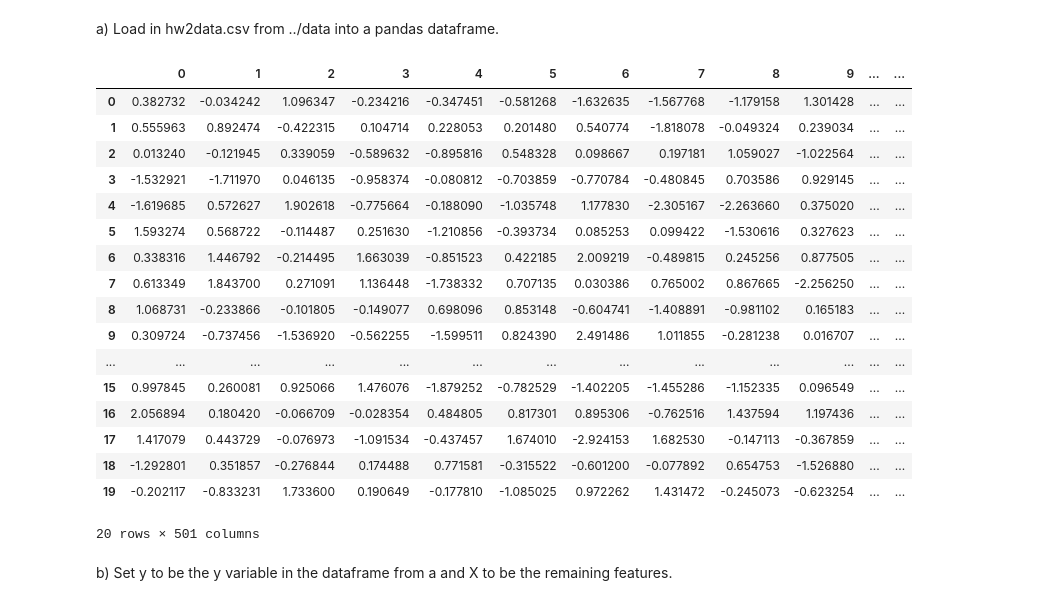
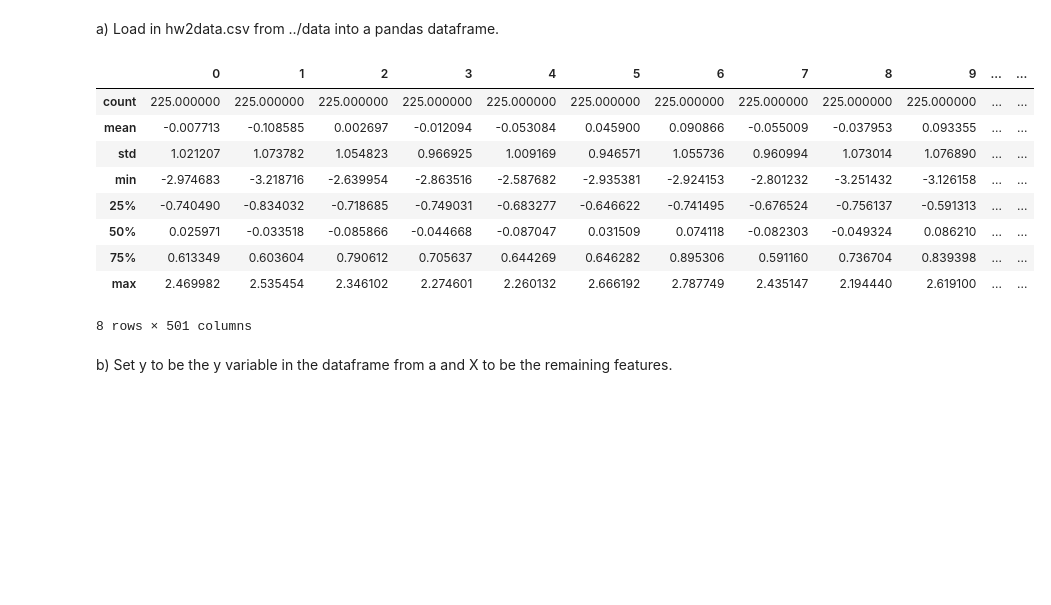
Before and after one commit to Columbia-Intro-Data-Science/python-introduction-vera-feng, a Jupyter notebook: Homework 2 - Regularization with Lasso .ipynb, the cells around one changed output. Drawn from its saved outputs; the diff is of its cells as text; code cells hidden in the pictures; blank space fills up the shorter version.

```diff
--- a/Homework 2 - Regularization with Lasso .ipynb
+++ b/Homework 2 - Regularization with Lasso .ipynb
@@ -23,26 +23,19 @@ a) Load in hw2data.csv from ../data into a pandas dataframe.
 # %%
 import pandas as pd
 df = pd.read_csv('~/APMAE4990-/data/hw2data.csv')
 df.head(20)
+df.describe()
 # %% [output]
 |  | 0 | 1 | 2 | 3 | 4 | 5 | 6 | 7 | 8 | 9 | ... | ... |
-| 0 | 0.382732 | -0.034242 | 1.096347 | -0.234216 | -0.347451 | -0.581268 | -1.632635 | -1.567768 | -1.179158 | 1.301428 | ... | ... |
-| 1 | 0.555963 | 0.892474 | -0.422315 | 0.104714 | 0.228053 | 0.201480 | 0.540774 | -1.818078 | -0.049324 | 0.239034 | ... | ... |
-| 2 | 0.013240 | -0.121945 | 0.339059 | -0.589632 | -0.895816 | 0.548328 | 0.098667 | 0.197181 | 1.059027 | -1.022564 | ... | ... |
-| 3 | -1.532921 | -1.711970 | 0.046135 | -0.958374 | -0.080812 | -0.703859 | -0.770784 | -0.480845 | 0.703586 | 0.929145 | ... | ... |
-| 4 | -1.619685 | 0.572627 | 1.902618 | -0.775664 | -0.188090 | -1.035748 | 1.177830 | -2.305167 | -2.263660 | 0.375020 | ... | ... |
-| 5 | 1.593274 | 0.568722 | -0.114487 | 0.251630 | -1.210856 | -0.393734 | 0.085253 | 0.099422 | -1.530616 | 0.327623 | ... | ... |
-| 6 | 0.338316 | 1.446792 | -0.214495 | 1.663039 | -0.851523 | 0.422185 | 2.009219 | -0.489815 | 0.245256 | 0.877505 | ... | ... |
-| 7 | 0.613349 | 1.843700 | 0.271091 | 1.136448 | -1.738332 | 0.707135 | 0.030386 | 0.765002 | 0.867665 | -2.256250 | ... | ... |
-| 8 | 1.068731 | -0.233866 | -0.101805 | -0.149077 | 0.698096 | 0.853148 | -0.604741 | -1.408891 | -0.981102 | 0.165183 | ... | ... |
-| 9 | 0.309724 | -0.737456 | -1.536920 | -0.562255 | -1.599511 | 0.824390 | 2.491486 | 1.011855 | -0.281238 | 0.016707 | ... | ... |
-| ... | ... | ... | ... | ... | ... | ... | ... | ... | ... | ... | ... | ... |
-| 15 | 0.997845 | 0.260081 | 0.925066 | 1.476076 | -1.879252 | -0.782529 | -1.402205 | -1.455286 | -1.152335 | 0.096549 | ... | ... |
-| 16 | 2.056894 | 0.180420 | -0.066709 | -0.028354 | 0.484805 | 0.817301 | 0.895306 | -0.762516 | 1.437594 | 1.197436 | ... | ... |
-| 17 | 1.417079 | 0.443729 | -0.076973 | -1.091534 | -0.437457 | 1.674010 | -2.924153 | 1.682530 | -0.147113 | -0.367859 | ... | ... |
-| 18 | -1.292801 | 0.351857 | -0.276844 | 0.174488 | 0.771581 | -0.315522 | -0.601200 | -0.077892 | 0.654753 | -1.526880 | ... | ... |
-| 19 | -0.202117 | -0.833231 | 1.733600 | 0.190649 | -0.177810 | -1.085025 | 0.972262 | 1.431472 | -0.245073 | -0.623254 | ... | ... |
+| count | 225.000000 | 225.000000 | 225.000000 | 225.000000 | 225.000000 | 225.000000 | 225.000000 | 225.000000 | 225.000000 | 225.000000 | ... | ... |
+| mean | -0.007713 | -0.108585 | 0.002697 | -0.012094 | -0.053084 | 0.045900 | 0.090866 | -0.055009 | -0.037953 | 0.093355 | ... | ... |
+| std | 1.021207 | 1.073782 | 1.054823 | 0.966925 | 1.009169 | 0.946571 | 1.055736 | 0.960994 | 1.073014 | 1.076890 | ... | ... |
+| min | -2.974683 | -3.218716 | -2.639954 | -2.863516 | -2.587682 | -2.935381 | -2.924153 | -2.801232 | -3.251432 | -3.126158 | ... | ... |
+| 25% | -0.740490 | -0.834032 | -0.718685 | -0.749031 | -0.683277 | -0.646622 | -0.741495 | -0.676524 | -0.756137 | -0.591313 | ... | ... |
+| 50% | 0.025971 | -0.033518 | -0.085866 | -0.044668 | -0.087047 | 0.031509 | 0.074118 | -0.082303 | -0.049324 | 0.086210 | ... | ... |
+| 75% | 0.613349 | 0.603604 | 0.790612 | 0.705637 | 0.644269 | 0.646282 | 0.895306 | 0.591160 | 0.736704 | 0.839398 | ... | ... |
+| max | 2.469982 | 2.535454 | 2.346102 | 2.274601 | 2.260132 | 2.666192 | 2.787749 | 2.435147 | 2.194440 | 2.619100 | ... | ... |
-20 rows × 501 columns
+8 rows × 501 columns
 # %% [markdown]
 b) Set y to be the y variable in the dataframe from a and X to be the remaining features.
 # %%
```
Also changed, not shown: 9 other files.
